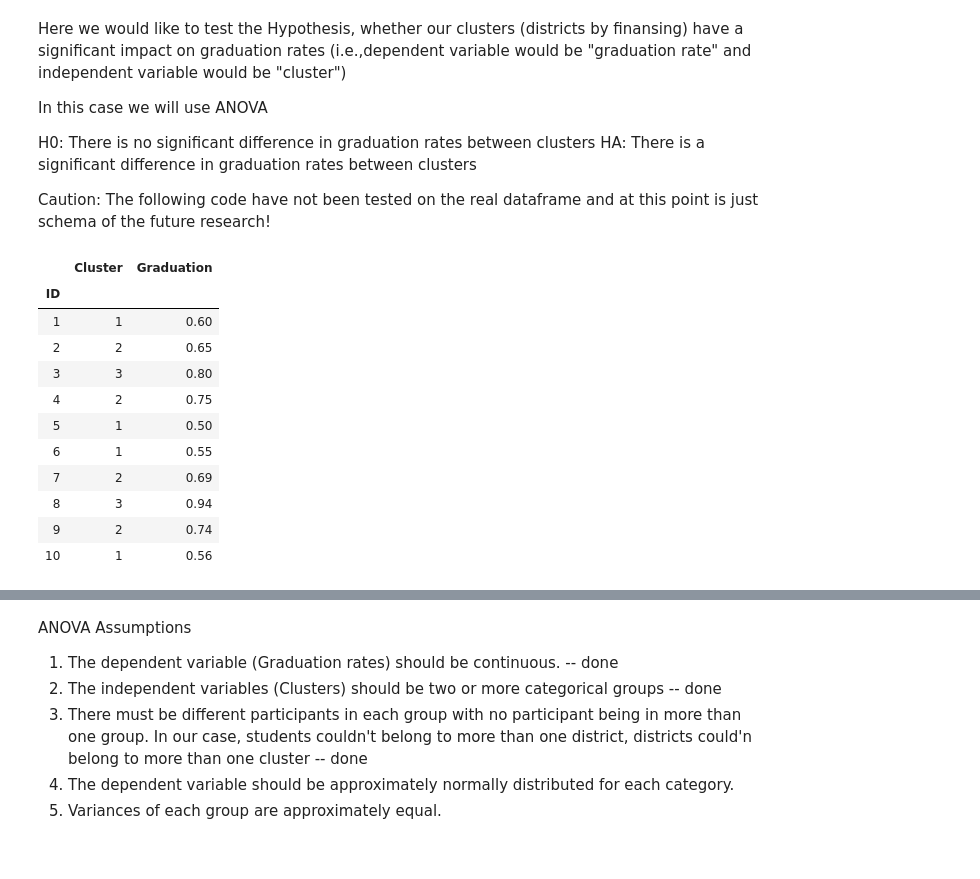
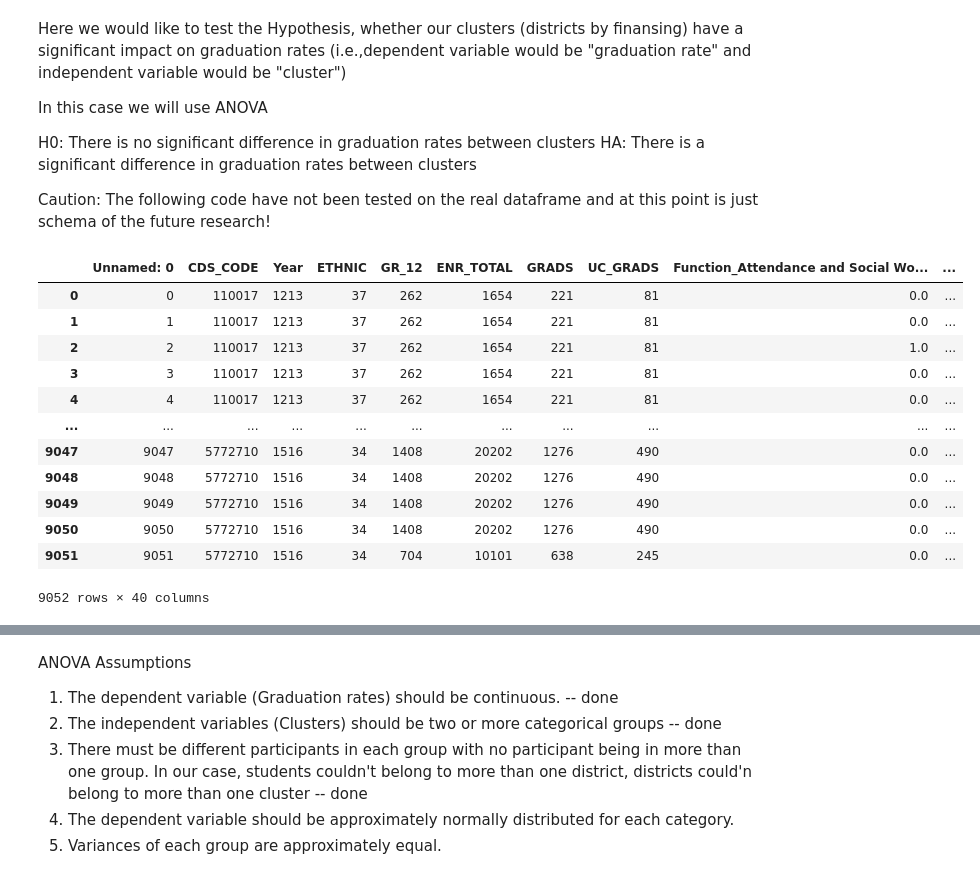
Before and after one commit to cjradomski/Final-Project, a Jupyter notebook: ANOVA.ipynb, the cells around one changed output, grey strips where cells are left out. Drawn from its saved outputs; the diff is of its cells as text; code cells hidden in the pictures.

```diff
--- a/ANOVA.ipynb
+++ b/ANOVA.ipynb
@@ -17,22 +17,19 @@ import statsmodels.api as sm
 #import numpy_indexed as npi
 # %%
 #oped the data frame
-#df= pd.read_csv("file.csv")
+df= pd.read_csv("Sources/df_clustered.csv")
+df
+# %% [output]
+|  | Unnamed: 0 | CDS_CODE | Year | ETHNIC | GR_12 | ENR_TOTAL | GRADS | UC_GRADS | Function_Attendance and Social Wo... | ... |
+| 0 | 0 | 110017 | 1213 | 37 | 262 | 1654 | 221 | 81 | 0.0 | ... |
+| 1 | 1 | 110017 | 1213 | 37 | 262 | 1654 | 221 | 81 | 0.0 | ... |
+| 2 | 2 | 110017 | 1213 | 37 | 262 | 1654 | 221 | 81 | 1.0 | ... |
+| 3 | 3 | 110017 | 1213 | 37 | 262 | 1654 | 221 | 81 | 0.0 | ... |
+| 4 | 4 | 110017 | 1213 | 37 | 262 | 1654 | 221 | 81 | 0.0 | ... |
+| ... | ... | ... | ... | ... | ... | ... | ... | ... | ... | ... |
+| 9047 | 9047 | 5772710 | 1516 | 34 | 1408 | 20202 | 1276 | 490 | 0.0 | ... |
+| 9048 | 9048 | 5772710 | 1516 | 34 | 1408 | 20202 | 1276 | 490 | 0.0 | ... |
+| 9049 | 9049 | 5772710 | 1516 | 34 | 1408 | 20202 | 1276 | 490 | 0.0 | ... |
+| 9050 | 9050 | 5772710 | 1516 | 34 | 1408 | 20202 | 1276 | 490 | 0.0 | ... |
+| 9051 | 9051 | 5772710 | 1516 | 34 | 704 | 10101 | 638 | 245 | 0.0 | ... |
+9052 rows × 40 columns
-# %%
-data = {'ID': [1, 2, 3, 4, 5, 6, 7, 8, 9, 10], 'Cluster': [1, 2, 3, 2, 1, 1, 2, 3, 2, 1], 'Graduation': [0.6, 0.65, 0.8, 0.75, 0.5, 0.55, 0.69, 0.94, 0.74, 0.56]}
-df= pd.DataFrame(data)
-df = df.set_index(["ID"])
-df
-# %% [output]
-|  | Cluster | Graduation |
-| ID |  |  |
-| 1 | 1 | 0.60 |
-| 2 | 2 | 0.65 |
-| 3 | 3 | 0.80 |
-| 4 | 2 | 0.75 |
-| 5 | 1 | 0.50 |
-| 6 | 1 | 0.55 |
-| 7 | 2 | 0.69 |
-| 8 | 3 | 0.94 |
-| 9 | 2 | 0.74 |
-| 10 | 1 | 0.56 |
```
Also changed, not shown: parts of 5 cells of this notebook.
